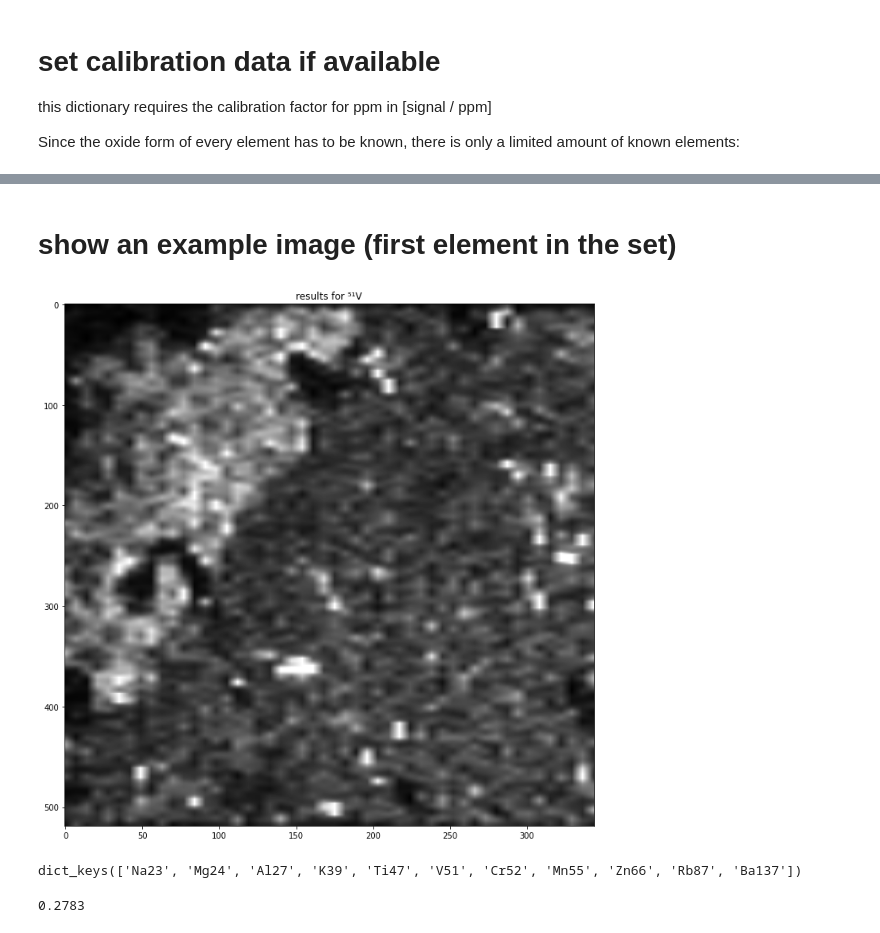
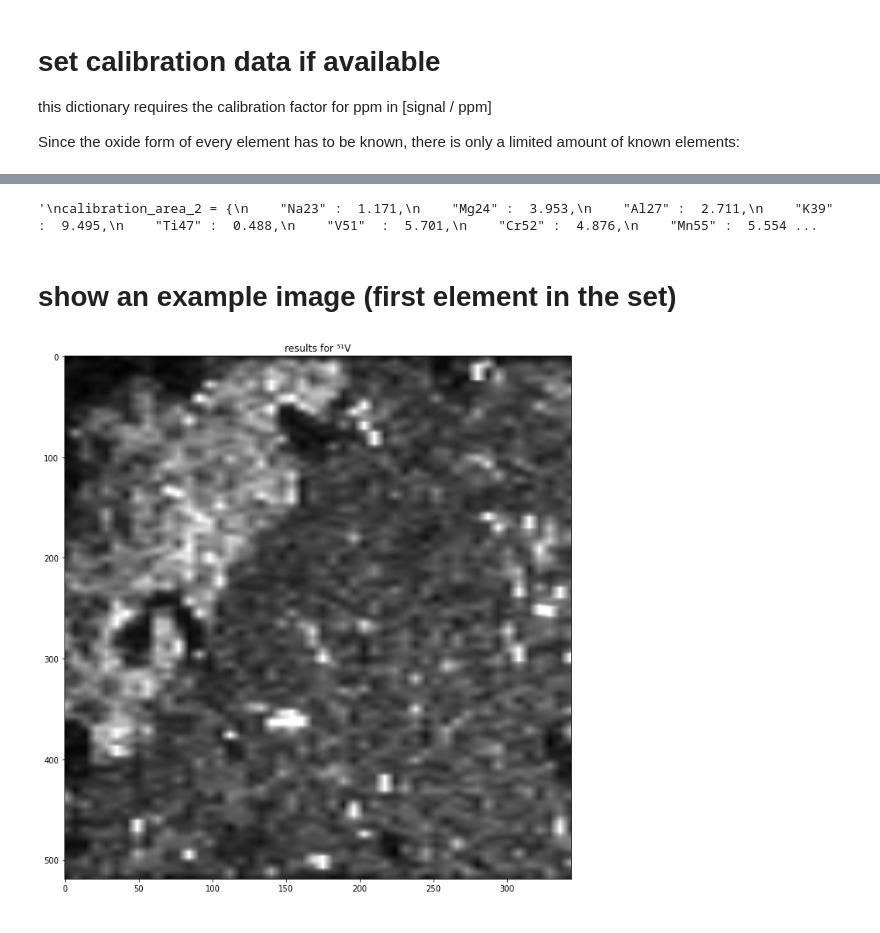
Before and after one commit to kleinerELM/LA-ICP-MS, a Jupyter notebook: laser+edx.ipynb, the cells around one changed output, grey strips where cells are left out. Cells and saved outputs as stored; diff of their text form; code cells hidden in the pictures.

Commit message:
initial changes for calibration with ICP data

```diff
--- a/laser+edx.ipynb
+++ b/laser+edx.ipynb
@@ -57,15 +201,16 @@ Na, Mg, Al, K, Ti, V, Cr, Mn, Zn, Rb, Ba, Ca, Sr, P, Cu, Ni, Pb, As,
 # %%
+"""
 calibration_area_2 = {
-    "Na23":   1.171,
-    "Mg24":   3.953,
-    "Al27":   2.711,
-    "K39":    9.495,
-    "Ti47":   0.488,
-    "V51":    5.701,
-    "Cr52":   4.876,
-    "Mn55":   5.554,
-    "Zn66":   0.527,
-    "Rb87":  18.741,
+    "Na23" :  1.171,
+    "Mg24" :  3.953,
+    "Al27" :  2.711,
+    "K39"  :  9.495,
+    "Ti47" :  0.488,
+    "V51"  :  5.701,
+    "Cr52" :  4.876,
+    "Mn55" :  5.554,
+    "Zn66" :  0.527,
+    "Rb87" : 18.741,
     "Ba137":  0.391
 }
 
@@ -83,22 +228,31 @@ calibration_area_3 = {
     "Ba137":  0.771
 }
 
-laser_data.set_calibration_dictionary( calibration_area_2 )
+calibration_area_4 = {
+    "Na23":   2.502,
+    "Mg24":   6.373,
+    "Al27":   4.361,
+    "K39":    8.945,
+    "Ti47":   0.796,
+    "V51":    8.401,
+    "Cr52":   5.959,
+    "Mn55":  10.281,
+    "Zn66":   0.801,
+    "Rb87":  27.477,
+    "Ba137":  0.771,
+    "Si29":   1,
+    "Ca43":   1,
+    "Fe57":   1
+}
+
+laser_data.set_calibration_dictionary( calibration_area_4 )"""
+# %% [output]
+'\ncalibration_area_2 = {\n    "Na23" :  1.171,\n    "Mg24" :  3.953,\n    "Al27" :  2.711,\n    "K39"  :  9.495,\n    "Ti47" :  0.488,\n    "V51"  :  5.701,\n    "Cr52" :  4.876,\n    "Mn55" :  5.554 ...
 # %% [markdown]
 # show an example image (first element in the set)
 # %%
-v51 = laser_data.show_single_image(element='V51')
+example_element = 'V51'
+v51 = laser_data.show_single_image(element=example_element)
 # %% [output]
-[figure, old version]
+[figure, new version]
-# %%
-laser_data.pre_processed_images()
-
-print(laser_data.np_images.keys())
-# %% [output]
-dict_keys(['Na23', 'Mg24', 'Al27', 'K39', 'Ti47', 'V51', 'Cr52', 'Mn55', 'Zn66', 'Rb87', 'Ba137'])
-# %%
-
-print(get_isotope_abundance('Rb87'))
-# %% [output]
-0.2783
 # %%
```
Also changed, not shown: parts of 18 cells of this notebook, 1 other file.
